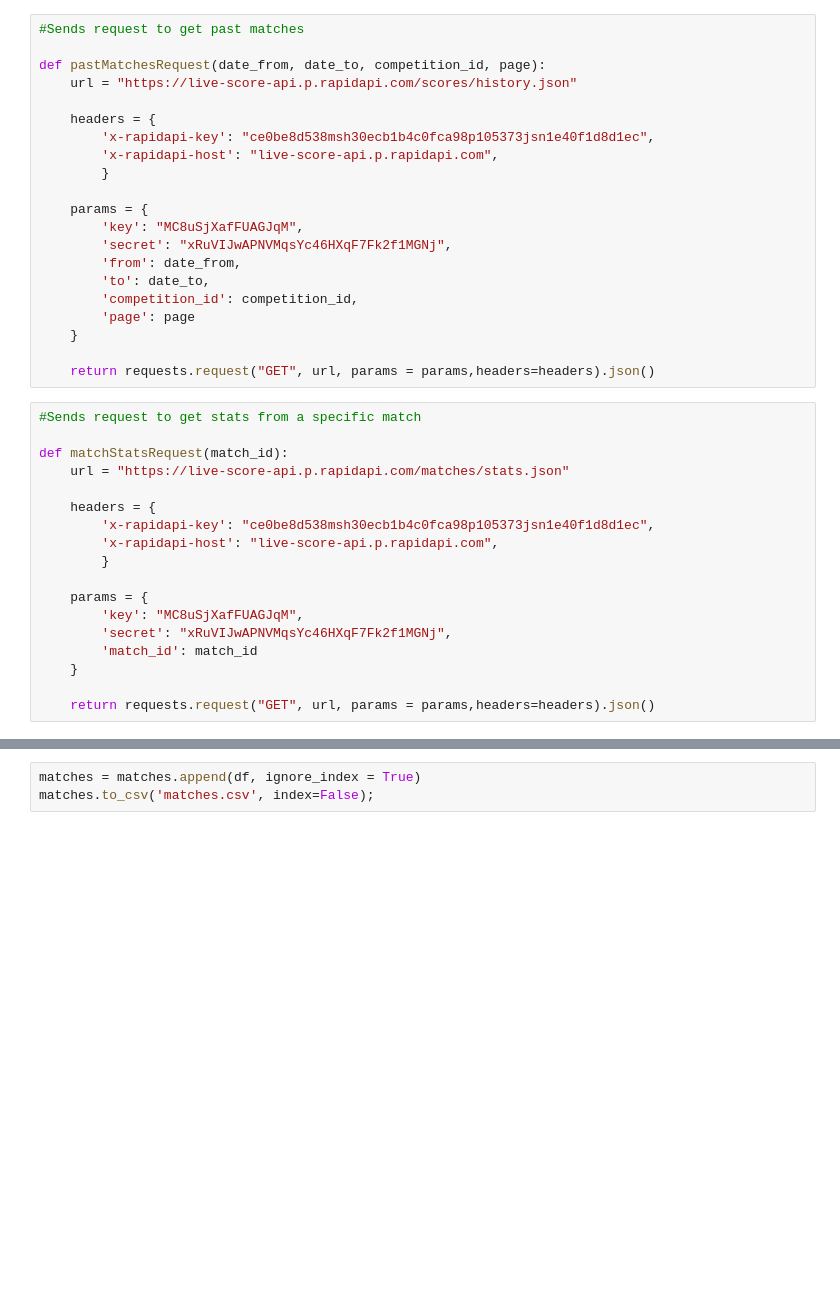
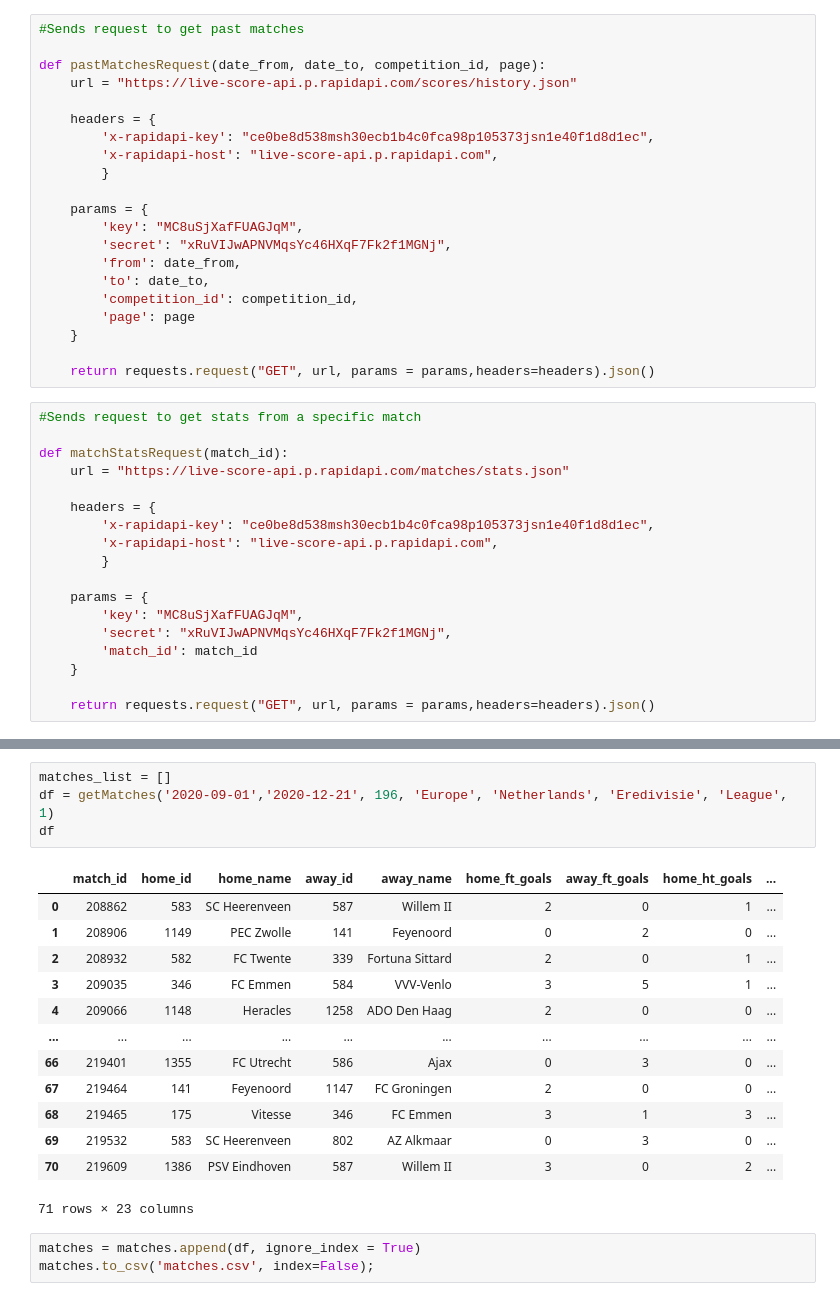
Before and after one commit to RicardoBoia2017/FEUP_ADAD, a Jupyter notebook: ADAD.ipynb, the cells around one changed output, grey strips where cells are left out. Drawn from its saved outputs; the diff is of its cells as text; blank space fills up the shorter version.

```diff
--- a/ADAD.ipynb
+++ b/ADAD.ipynb
@@ -156,3 +257,21 @@ df
+# %%
+matches_list = []
+df = getMatches('2020-09-01','2020-12-21', 196, 'Europe', 'Netherlands', 'Eredivisie', 'League', 1)
+df
+# %% [output]
+|  | match_id | home_id | home_name | away_id | away_name | home_ft_goals | away_ft_goals | home_ht_goals | ... |
+| 0 | 208862 | 583 | SC Heerenveen | 587 | Willem II | 2 | 0 | 1 | ... |
+| 1 | 208906 | 1149 | PEC Zwolle | 141 | Feyenoord | 0 | 2 | 0 | ... |
+| 2 | 208932 | 582 | FC Twente | 339 | Fortuna Sittard | 2 | 0 | 1 | ... |
+| 3 | 209035 | 346 | FC Emmen | 584 | VVV-Venlo | 3 | 5 | 1 | ... |
+| 4 | 209066 | 1148 | Heracles | 1258 | ADO Den Haag | 2 | 0 | 0 | ... |
+| ... | ... | ... | ... | ... | ... | ... | ... | ... | ... |
+| 66 | 219401 | 1355 | FC Utrecht | 586 | Ajax | 0 | 3 | 0 | ... |
+| 67 | 219464 | 141 | Feyenoord | 1147 | FC Groningen | 2 | 0 | 0 | ... |
+| 68 | 219465 | 175 | Vitesse | 346 | FC Emmen | 3 | 1 | 3 | ... |
+| 69 | 219532 | 583 | SC Heerenveen | 802 | AZ Alkmaar | 0 | 3 | 0 | ... |
+| 70 | 219609 | 1386 | PSV Eindhoven | 587 | Willem II | 3 | 0 | 2 | ... |
+71 rows × 23 columns
 # %%
 matches = matches.append(df, ignore_index = True)
 matches.to_csv('matches.csv', index=False);
```
Also changed, not shown: parts of 13 cells of this notebook, 1 other file.
